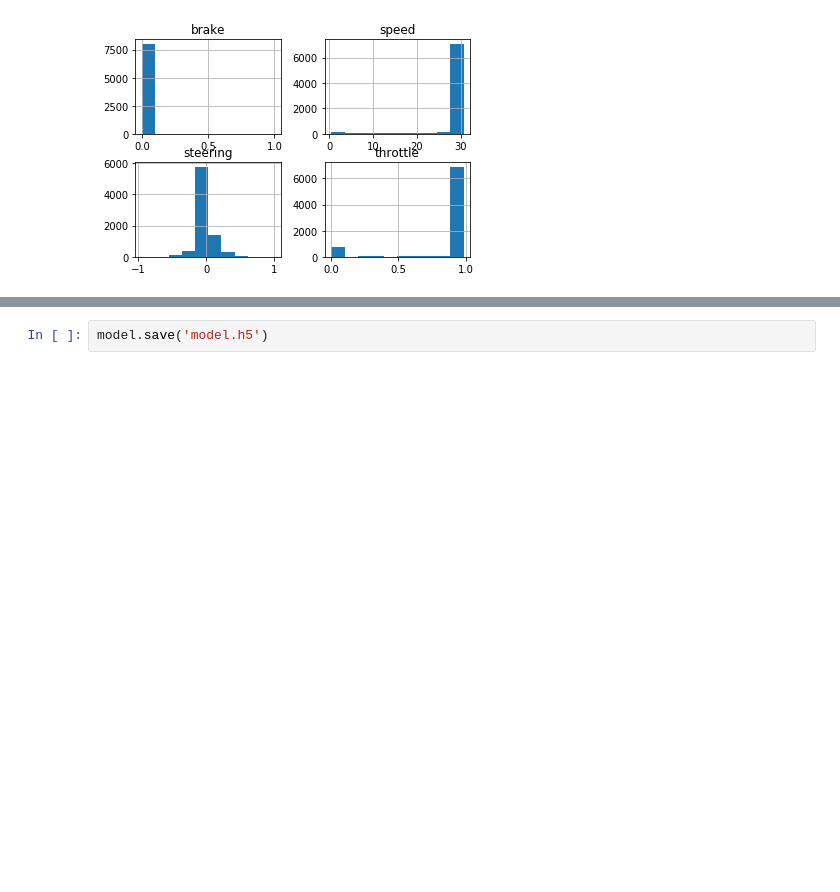
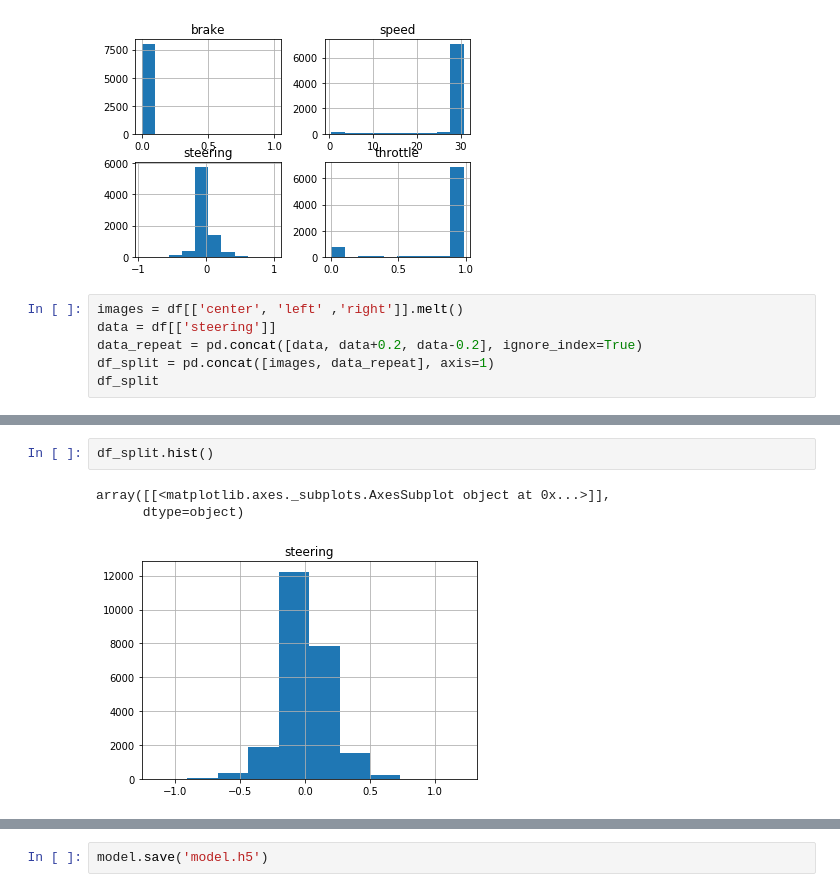
Before and after one commit to tmelanson17/CarND-Behavioral-Cloning-P3, a Jupyter notebook: model.ipynb, the cells around one changed output, grey strips where cells are left out. Drawn from its saved outputs; the diff is of its cells as text; blank space fills up the shorter version.

```diff
--- a/model.ipynb
+++ b/model.ipynb
@@ -26,3 +35,9 @@ array([[<matplotlib.axes._subplots.AxesSubplot object at 0x...>,
         <matplotlib.axes._subplots.AxesSubplot object at 0x...>]],
       dtype=object)
 [figure]
+# %%
+images = df[['center', 'left' ,'right']].melt()
+data = df[['steering']]
+data_repeat = pd.concat([data, data+0.2, data-0.2], ignore_index=True)
+df_split = pd.concat([images, data_repeat], axis=1)
+df_split
@@ -28,0 +63,6 @@ array([[<matplotlib.axes._subplots.AxesSubplot object at 0x...>,
+# %%
+df_split.hist()
+# %% [output]
+array([[<matplotlib.axes._subplots.AxesSubplot object at 0x...>]],
+      dtype=object)
+[figure, added]
```
Also changed, not shown: parts of 10 cells of this notebook.
